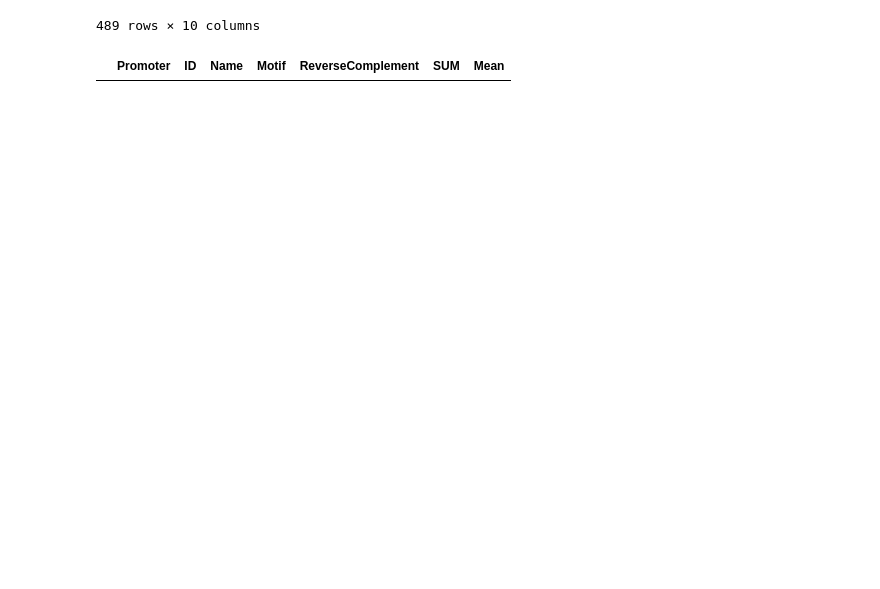
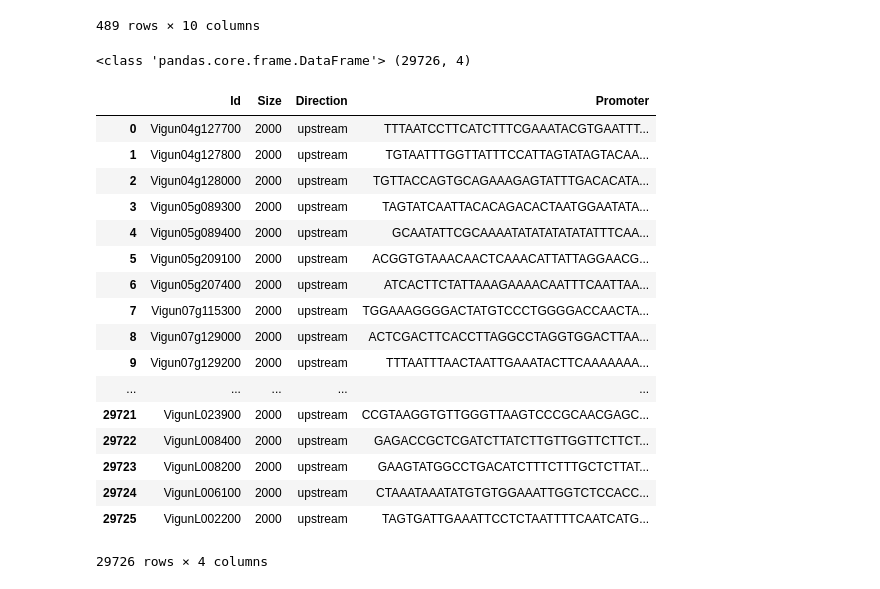
Before and after one commit to if1015-datascience-ufpe/2018-1-projeto-phytoprom, a Jupyter notebook: Pré-processamento.ipynb, the cells around one changed output. Saved outputs shown, nothing was run; the diff lists cells and outputs as text; code cells hidden in the pictures; blank space fills up the shorter version.

Commit message:
Atualizando Data Frame

```diff
--- a/Pré-processamento.ipynb
+++ b/Pré-processamento.ipynb
@@ -682,8 +682,3 @@ df.to_csv(path_or_buf='df.csv',
 analise.to_csv(path_or_buf='analise.csv',
           sep=',', header=True, index=False, mode='w',
          columns=['Promoter', 'ID', 'Name', 'Motif', 'ReverseComplement', 'SUM', 'Mean'])
-# %%
-genoma = pd.DataFrame(data=None, columns=['Promoter', 'ID', 'Name', 'Motif', 'ReverseComplement', 'SUM', 'Mean'])
-genoma
-# %% [output]
-|  | Promoter | ID | Name | Motif | ReverseComplement | SUM | Mean |
@@ -699,0 +685,26 @@ for prom in promotor.itertuples():
+# %%
+genoma = pd.read_csv(
+    'promotores de vigna.txt',
+    sep=' ', header=None, names=['Id','Size', 'Direction', 'Promoter'])
+print(type(genoma), genoma.shape)
+genoma
+# %% [output]
+<class 'pandas.core.frame.DataFrame'> (29726, 4)
+|  | Id | Size | Direction | Promoter |
+| 0 | Vigun04g127700 | 2000 | upstream | TTTAATCCTTCATCTTTCGAAATACGTGAATTT... |
+| 1 | Vigun04g127800 | 2000 | upstream | TGTAATTTGGTTATTTCCATTAGTATAGTACAA... |
+| 2 | Vigun04g128000 | 2000 | upstream | TGTTACCAGTGCAGAAAGAGTATTTGACACATA... |
+| 3 | Vigun05g089300 | 2000 | upstream | TAGTATCAATTACACAGACACTAATGGAATATA... |
+| 4 | Vigun05g089400 | 2000 | upstream | GCAATATTCGCAAAATATATATATATATTTCAA... |
+| 5 | Vigun05g209100 | 2000 | upstream | ACGGTGTAAACAACTCAAACATTATTAGGAACG... |
+| 6 | Vigun05g207400 | 2000 | upstream | ATCACTTCTATTAAAGAAAACAATTTCAATTAA... |
+| 7 | Vigun07g115300 | 2000 | upstream | TGGAAAGGGGACTATGTCCCTGGGGACCAACTA... |
+| 8 | Vigun07g129000 | 2000 | upstream | ACTCGACTTCACCTTAGGCCTAGGTGGACTTAA... |
+| 9 | Vigun07g129200 | 2000 | upstream | TTTAATTTAACTAATTGAAATACTTCAAAAAAA... |
+| ... | ... | ... | ... | ... |
+| 29721 | VigunL023900 | 2000 | upstream | CCGTAAGGTGTTGGGTTAAGTCCCGCAACGAGC... |
+| 29722 | VigunL008400 | 2000 | upstream | GAGACCGCTCGATCTTATCTTGTTGGTTCTTCT... |
+| 29723 | VigunL008200 | 2000 | upstream | GAAGTATGGCCTGACATCTTTCTTTGCTCTTAT... |
+| 29724 | VigunL006100 | 2000 | upstream | CTAAATAAATATGTGTGGAAATTGGTCTCCACC... |
+| 29725 | VigunL002200 | 2000 | upstream | TAGTGATTGAAATTCCTCTAATTTTCAATCATG... |
+29726 rows × 4 columns
```
Also changed, not shown: parts of 2 cells of this notebook, 1 other file.
